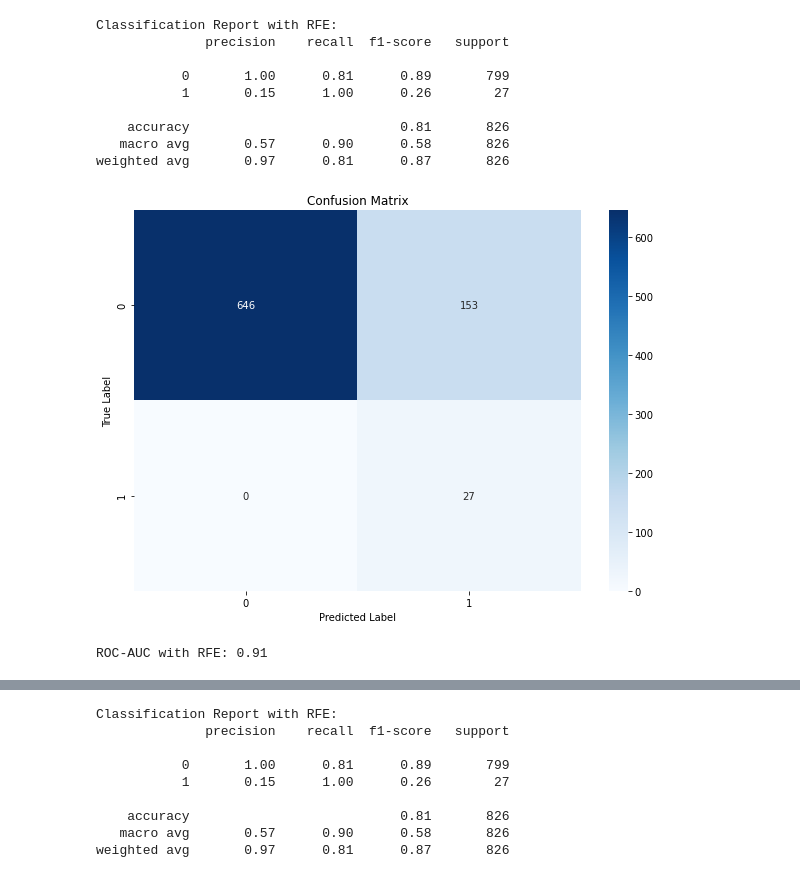
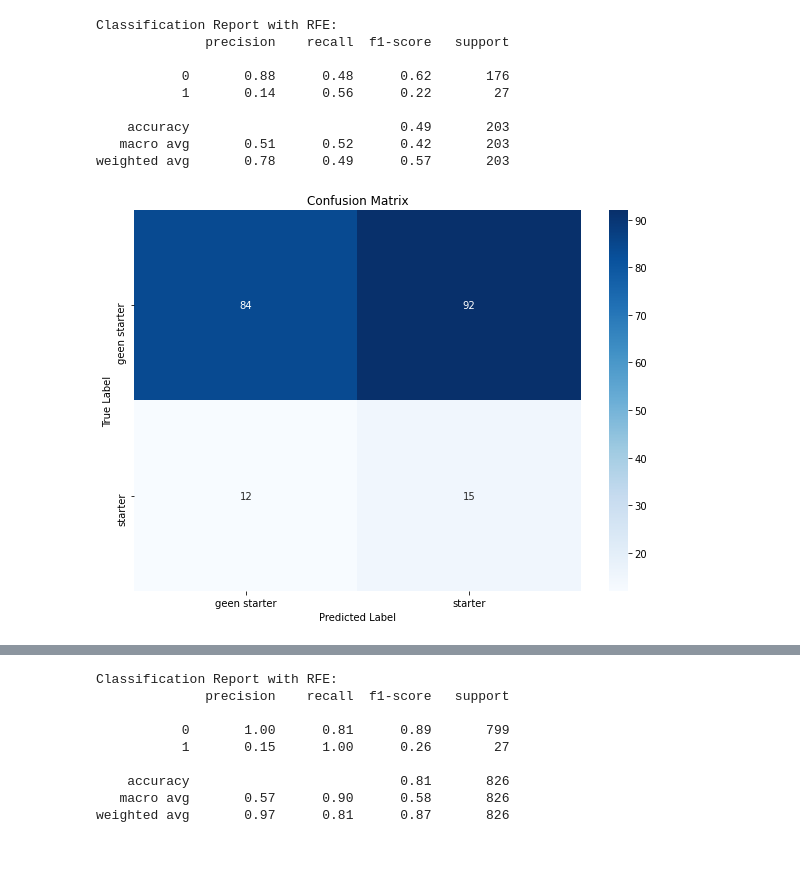
Before and after one commit to peterfaasse/BastianLewis_StrevonForecasting, a Jupyter notebook: model_training/modeling_2.ipynb, the cells around one changed output, grey strips where cells are left out. Drawn from its saved outputs; the diff is of its cells as text; code cells hidden in the pictures.

Commit message:
restructure and start on data_prep.py

```diff
--- a/modeling_2.ipynb
+++ b/model_training/modeling_2.ipynb
@@ -52 +48,11 @@ def plot_classification_report(classification_report, cmap='coolwarm'):
+# %%
+# Load your dataframe
+df = pd.read_csv("data/df_final_filtered2.csv")
+
+
+# Remove stage, status, groupid
+cols = [col for col in df.columns.to_list() if col not in ['stage','status','groupid']]
+df = df[cols]
+# %%
+df = df[df['uitkomstTelefonischDeal_Intake']==1]
 # %%
@@ -102,49 +122,43 @@ weighted avg       0.97      0.82      0.88       826
 # %%
-from sklearn.feature_selection import RFE
-
-
 # Initialize the model
-brf = BalancedRandomForestClassifier(n_estimators=100, random_state=42)
+brf = BalancedRandomForestClassifier(n_estimators=100)
 
 # Apply RFE
 rfe = RFE(estimator=brf, n_features_to_select=10)  # Adjust n_features_to_select as needed
 rfe.fit(X_train, y_train)
 
 # Transform the dataset with selected features
 X_train_rfe = rfe.transform(X_train)
 X_test_rfe = rfe.transform(X_test)
 
 # Train the Balanced Random Forest with selected features
 brf.fit(X_train_rfe, y_train)
 
 # Evaluate the model
 y_pred_rfe = brf.predict(X_test_rfe)
 y_proba_rfe = brf.predict_proba(X_test_rfe)[:, 1]
 
 # Print the classification report and plot confusion matrix
 print('Classification Report with RFE:')
 print(classification_report(y_test, y_pred_rfe))
 
-class_names = ["geen starter", "starter"]
-
 cm_rfe = confusion_matrix(y_test, y_pred_rfe)
 plot_confusion_matrix(cm_rfe, class_names)
 
 # # Calculate and print additional metrics
 # roc_auc_rfe = roc_auc_score(y_test, y_proba_rfe)
 # print(f'ROC-AUC with RFE: {roc_auc_rfe:.2f}')
 # %% [output]
 Classification Report with RFE:
               precision    recall  f1-score   support
 
-           0       1.00      0.81      0.89       799
-           1       0.15      1.00      0.26        27
+           0       0.88      0.48      0.62       176
+           1       0.14      0.56      0.22        27
 
-    accuracy                           0.81       826
-   macro avg       0.57      0.90      0.58       826
-weighted avg       0.97      0.81      0.87       826
+    accuracy                           0.49       203
+   macro avg       0.51      0.52      0.42       203
+weighted avg       0.78      0.49      0.57       203
-[figure, old version]
+[figure, new version]
-ROC-AUC with RFE: 0.91
 # %%
 print(f"number of candidates: {len(df)}")
 print(f"number of columns: {len(df.columns)}")
```
Also changed, not shown: parts of 8 cells of this notebook, 17 other files.
